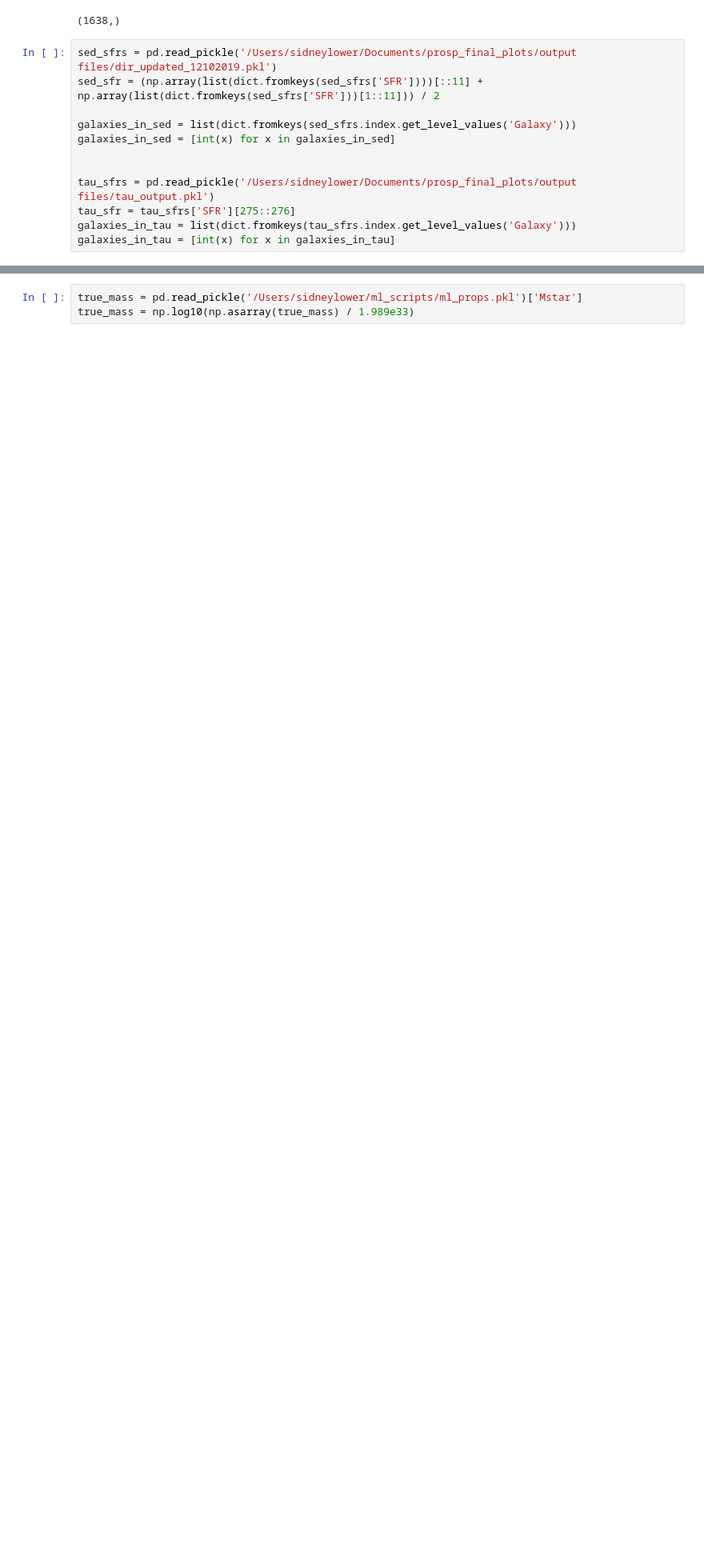
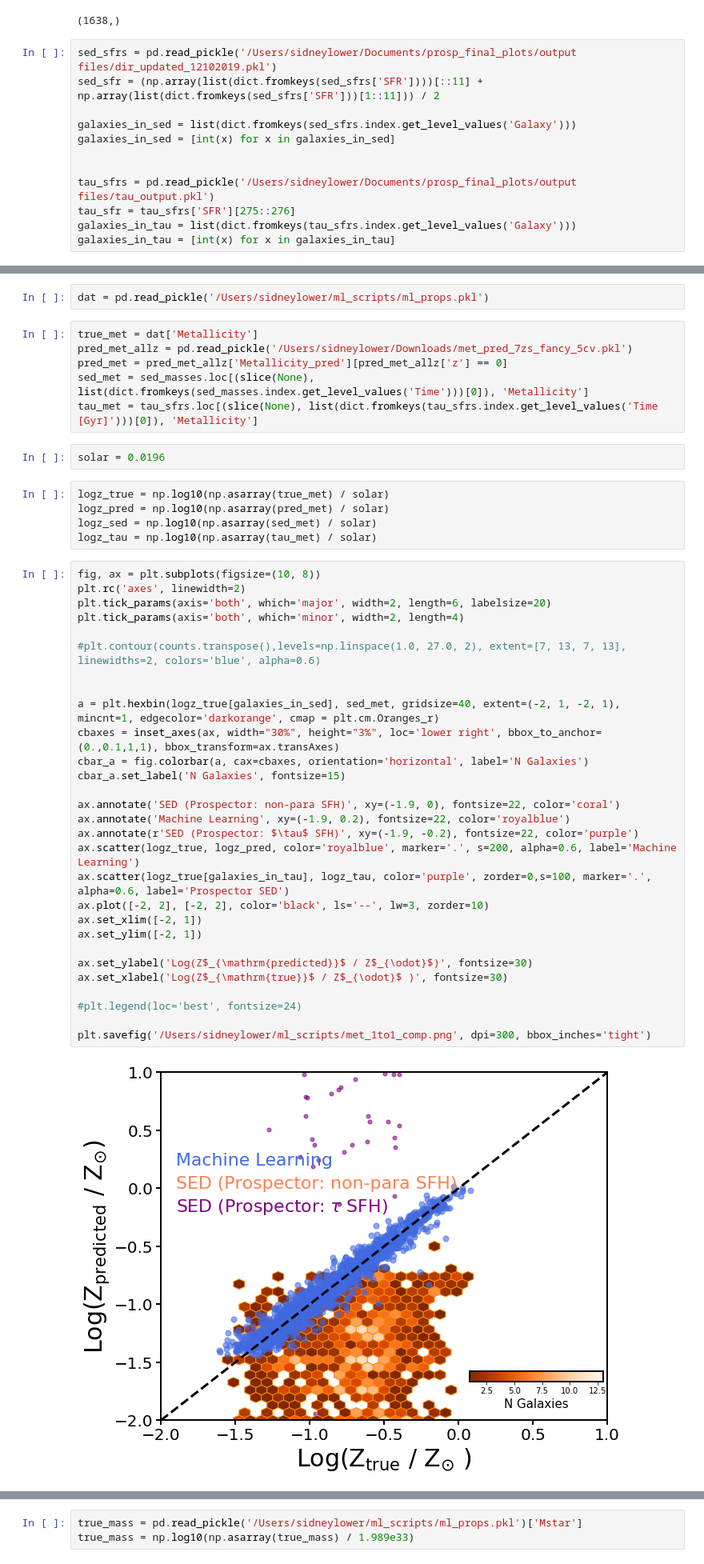
Before and after one commit to smlower/scripts_n_things, a Jupyter notebook: FINESST Plots.ipynb, the cells around one changed output, grey strips where cells are left out. Shown at 80% size. Drawn from its saved outputs; the diff is of its cells as text; blank space fills up the shorter version.

```diff
--- a/FINESST Plots.ipynb
+++ b/FINESST Plots.ipynb
@@ -263,3 +263,49 @@ ax.set_xlabel('Log(SFR$_{\mathrm{true}}$ / M$_{\odot}$ y$^{-1}$)', fontsize=30)
 plt.savefig('/Users/sidneylower/ml_scripts/sfr_1to1_comp.png', dpi=300, bbox_inches='tight')
 # %% [output]
 [figure]
+# %%
+dat = pd.read_pickle('/Users/sidneylower/ml_scripts/ml_props.pkl')
+# %%
+true_met = dat['Metallicity']
+pred_met_allz = pd.read_pickle('/Users/sidneylower/Downloads/met_pred_7zs_fancy_5cv.pkl')
+pred_met = pred_met_allz['Metallicity_pred'][pred_met_allz['z'] == 0]
+sed_met = sed_masses.loc[(slice(None), list(dict.fromkeys(sed_masses.index.get_level_values('Time')))[0]), 'Metallicity']
+tau_met = tau_sfrs.loc[(slice(None), list(dict.fromkeys(tau_sfrs.index.get_level_values('Time [Gyr]')))[0]), 'Metallicity']
+# %%
+solar = 0.0196
+# %%
+logz_true = np.log10(np.asarray(true_met) / solar)
+logz_pred = np.log10(np.asarray(pred_met) / solar)
+logz_sed = np.log10(np.asarray(sed_met) / solar)
+logz_tau = np.log10(np.asarray(tau_met) / solar)
+# %%
+fig, ax = plt.subplots(figsize=(10, 8))
+plt.rc('axes', linewidth=2)
+plt.tick_params(axis='both', which='major', width=2, length=6, labelsize=20)
+plt.tick_params(axis='both', which='minor', width=2, length=4)
+
+#plt.contour(counts.transpose(),levels=np.linspace(1.0, 27.0, 2), extent=[7, 13, 7, 13], linewidths=2, colors='blue', alpha=0.6)
+
+
+a = plt.hexbin(logz_true[galaxies_in_sed], sed_met, gridsize=40, extent=(-2, 1, -2, 1), mincnt=1, edgecolor='darkorange', cmap = plt.cm.Oranges_r)
+cbaxes = inset_axes(ax, width="30%", height="3%", loc='lower right', bbox_to_anchor=(0.,0.1,1,1), bbox_transform=ax.transAxes)
+cbar_a = fig.colorbar(a, cax=cbaxes, orientation='horizontal', label='N Galaxies')
+cbar_a.set_label('N Galaxies', fontsize=15)
+
+ax.annotate('SED (Prospector: non-para SFH)', xy=(-1.9, 0), fontsize=22, color='coral')
+ax.annotate('Machine Learning', xy=(-1.9, 0.2), fontsize=22, color='royalblue')
+ax.annotate(r'SED (Prospector: $\tau$ SFH)', xy=(-1.9, -0.2), fontsize=22, color='purple')
+ax.scatter(logz_true, logz_pred, color='royalblue', marker='.', s=200, alpha=0.6, label='Machine Learning')
+ax.scatter(logz_true[galaxies_in_tau], logz_tau, color='purple', zorder=0,s=100, marker='.', alpha=0.6, label='Prospector SED')
+ax.plot([-2, 2], [-2, 2], color='black', ls='--', lw=3, zorder=10)
+ax.set_xlim([-2, 1])
+ax.set_ylim([-2, 1])
+
+ax.set_ylabel('Log(Z$_{\mathrm{predicted}}$ / Z$_{\odot}$)', fontsize=30)
+ax.set_xlabel('Log(Z$_{\mathrm{true}}$ / Z$_{\odot}$ )', fontsize=30)
+
+#plt.legend(loc='best', fontsize=24)
+
+plt.savefig('/Users/sidneylower/ml_scripts/met_1to1_comp.png', dpi=300, bbox_inches='tight')
+# %% [output]
+[figure, added]
```
Also changed, not shown: parts of 2 cells of this notebook, 16 other files.
